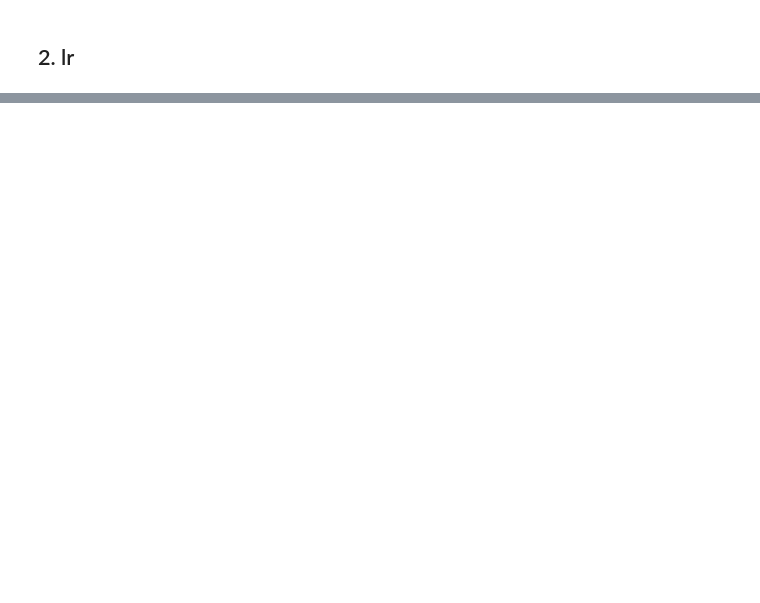
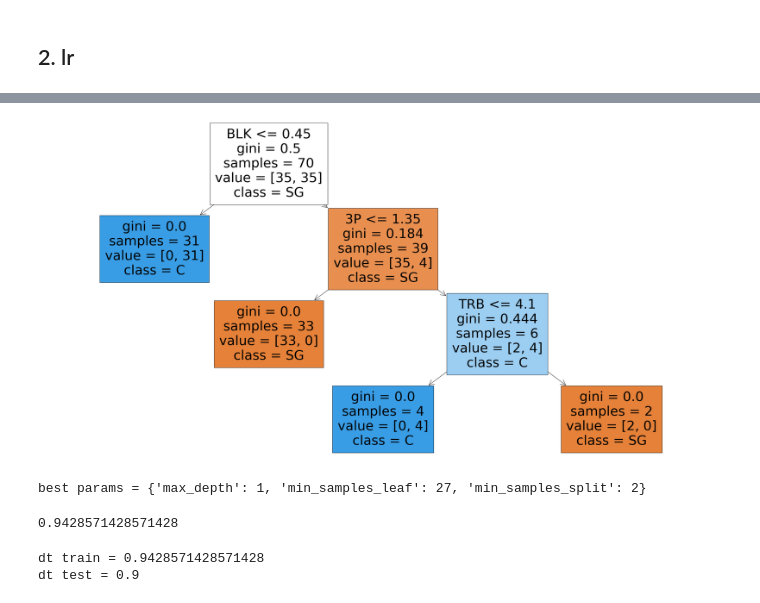
Before and after one commit to JangWoojun/Machine-Learning, a Jupyter notebook: 농구.ipynb, the cells around one changed output, grey strips where cells are left out. Cells and saved outputs as stored; diff of their text form; code cells hidden in the pictures; blank space fills up the shorter version.

```diff
--- a/농구.ipynb
+++ b/농구.ipynb
@@ -171,0 +252,40 @@ print(lr.coef_, lr.intercept_)
+# %%
+# 깊이 제한 후 시각화
+from sklearn.tree import plot_tree
+
+class_names = [str(cls) for cls in pd.unique(y)]
+
+plt.figure(figsize=(40, 20))
+plot_tree(dt, filled=True, feature_names=X.columns, class_names=class_names)
+plt.show()
+# %% [output]
+[figure, added]
+# %%
+# 그리드 서치(StratifiedKFold 사용)후 최적의 하이퍼파라미터 출력
+
+params = {
+    'max_depth' : range(1,10,1),
+    'min_samples_split' : range(2,30,5),
+    'min_samples_leaf' : range(2,30,5)
+}
+
+gs = GridSearchCV(DecisionTreeClassifier(), params, cv = StratifiedKFold())
+
+gs.fit(X_train, y_train)
+print(f"best params = {gs.best_params_}")
+# %% [output]
+best params = {'max_depth': 1, 'min_samples_leaf': 27, 'min_samples_split': 2}
+# %%
+# 최고의 교차검증 점수 출력
+gs.best_score_
+# %% [output]
+0.9428571428571428
+# %%
+# 최적의 모델로 정확도 다시 계산
+dt = gs.best_estimator_
+
+print(f"dt train = {dt.score(X_train, y_train)}")
+print(f"dt test = {dt.score(X_test, y_test)}")
+# %% [output]
+dt train = 0.9428571428571428
+dt test = 0.9
```
Also changed, not shown: parts of 22 cells of this notebook.
